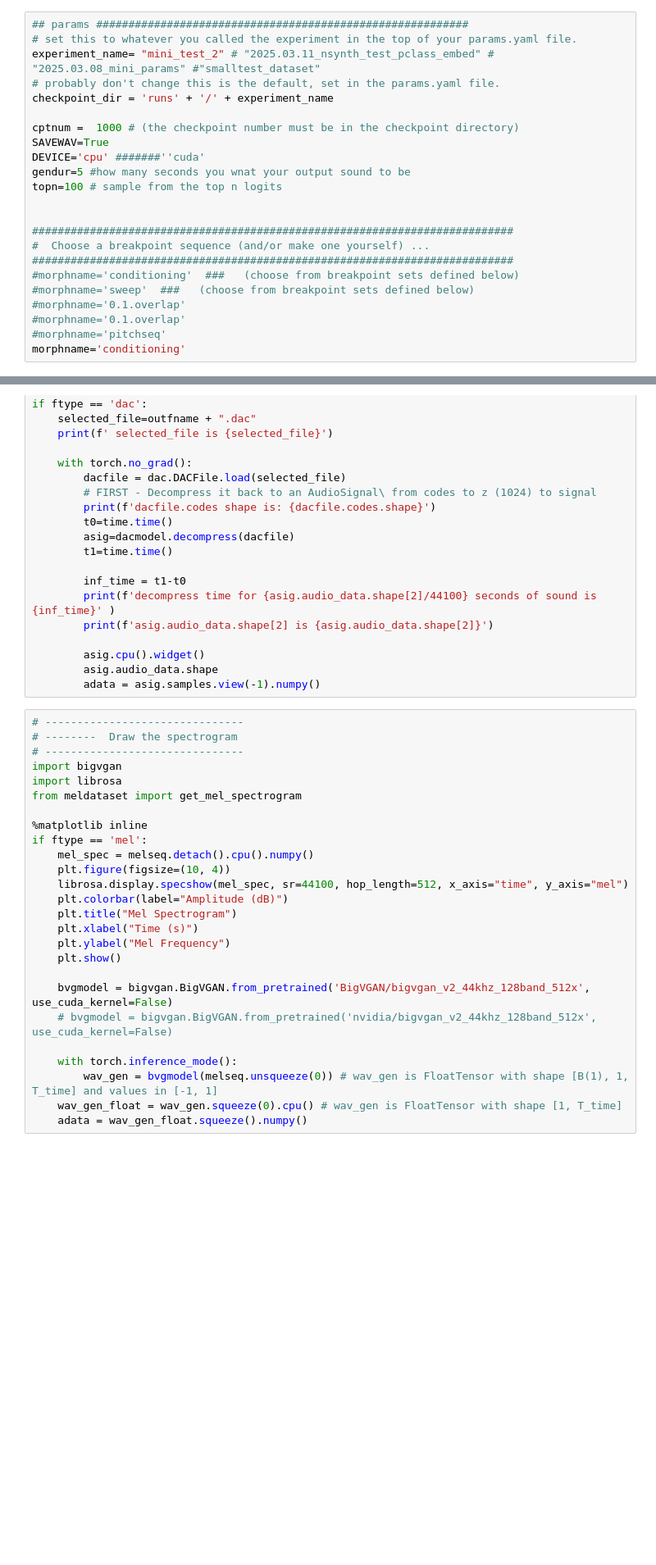
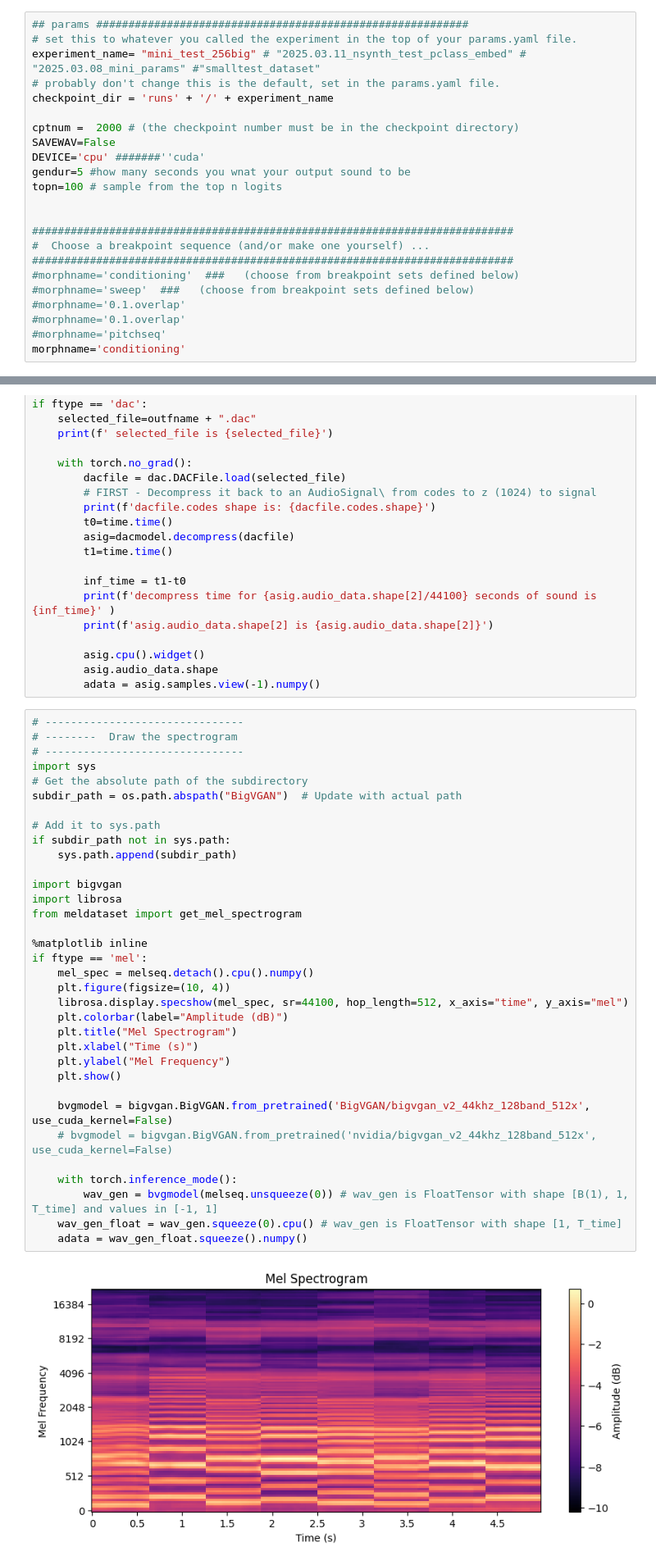
Before and after one commit to lonce/DACSynthformer, a Jupyter notebook: Inference.Decode.ipynb, the cells around one changed output, grey strips where cells are left out. Shown: that part at 82% size. Cells and saved outputs as stored; diff of their text form; blank space fills up the shorter version.

```diff
--- a/Inference.Decode.ipynb
+++ b/Inference.Decode.ipynb
@@ -30,12 +30,12 @@ from sfutils.saveExpForNotebook import savefordiary
 # %%
 ## params ##########################################################
 # set this to whatever you called the experiment in the top of your params.yaml file.
-experiment_name= "mini_test_2" # "2025.03.11_nsynth_test_pclass_embed" # "2025.03.08_mini_params" #"smalltest_dataset"
+experiment_name= "mini_test_256big" # "2025.03.11_nsynth_test_pclass_embed" # "2025.03.08_mini_params" #"smalltest_dataset"
 # probably don't change this is the default, set in the params.yaml file.
 checkpoint_dir = 'runs' + '/' + experiment_name
 
-cptnum =  1000 # (the checkpoint number must be in the checkpoint directory)
-SAVEWAV=True
+cptnum =  2000 # (the checkpoint number must be in the checkpoint directory)
+SAVEWAV=False
 DEVICE='cpu' #######''cuda'
 gendur=5 #how many seconds you wnat your output sound to be
 topn=100 # sample from the top n logits
@@ -415,26 +472,36 @@ if ftype == 'dac':
 # %%
 # -------------------------------
 # --------  Draw the spectrogram
 # -------------------------------
+import sys
+# Get the absolute path of the subdirectory
+subdir_path = os.path.abspath("BigVGAN")  # Update with actual path
+
+# Add it to sys.path
+if subdir_path not in sys.path:
+    sys.path.append(subdir_path)
+
 import bigvgan
 import librosa
 from meldataset import get_mel_spectrogram
 
 %matplotlib inline
 if ftype == 'mel':
     mel_spec = melseq.detach().cpu().numpy()
     plt.figure(figsize=(10, 4))
     librosa.display.specshow(mel_spec, sr=44100, hop_length=512, x_axis="time", y_axis="mel")
     plt.colorbar(label="Amplitude (dB)")
     plt.title("Mel Spectrogram")
     plt.xlabel("Time (s)")
     plt.ylabel("Mel Frequency")
     plt.show()
 
     bvgmodel = bigvgan.BigVGAN.from_pretrained('BigVGAN/bigvgan_v2_44khz_128band_512x', use_cuda_kernel=False)
     # bvgmodel = bigvgan.BigVGAN.from_pretrained('nvidia/bigvgan_v2_44khz_128band_512x', use_cuda_kernel=False)
 
     with torch.inference_mode():
         wav_gen = bvgmodel(melseq.unsqueeze(0)) # wav_gen is FloatTensor with shape [B(1), 1, T_time] and values in [-1, 1]
     wav_gen_float = wav_gen.squeeze(0).cpu() # wav_gen is FloatTensor with shape [1, T_time]
     adata = wav_gen_float.squeeze().numpy()
+# %% [output]
+[figure, added]
```
Also changed, not shown: parts of 10 cells of this notebook, 3 other files.
